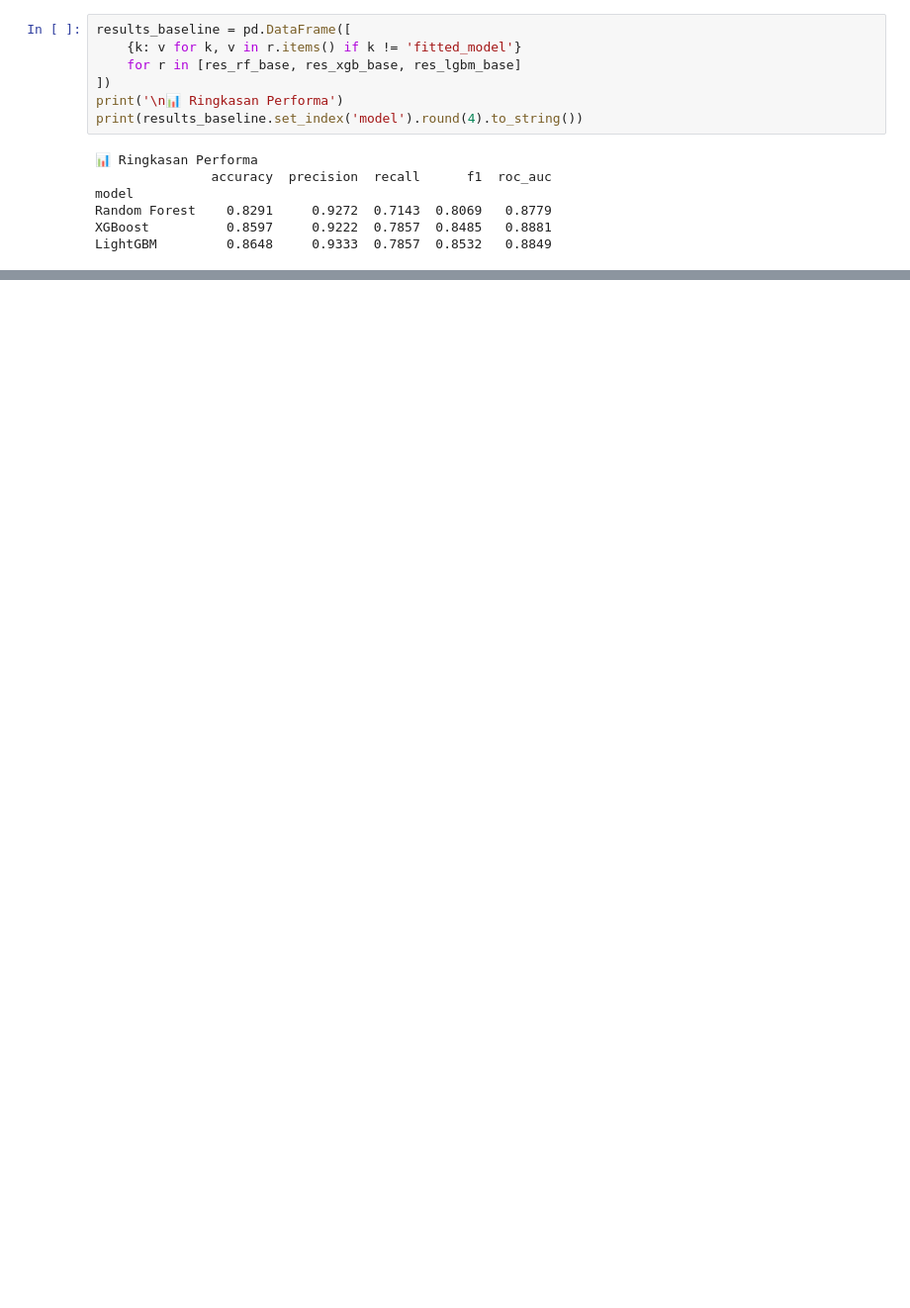
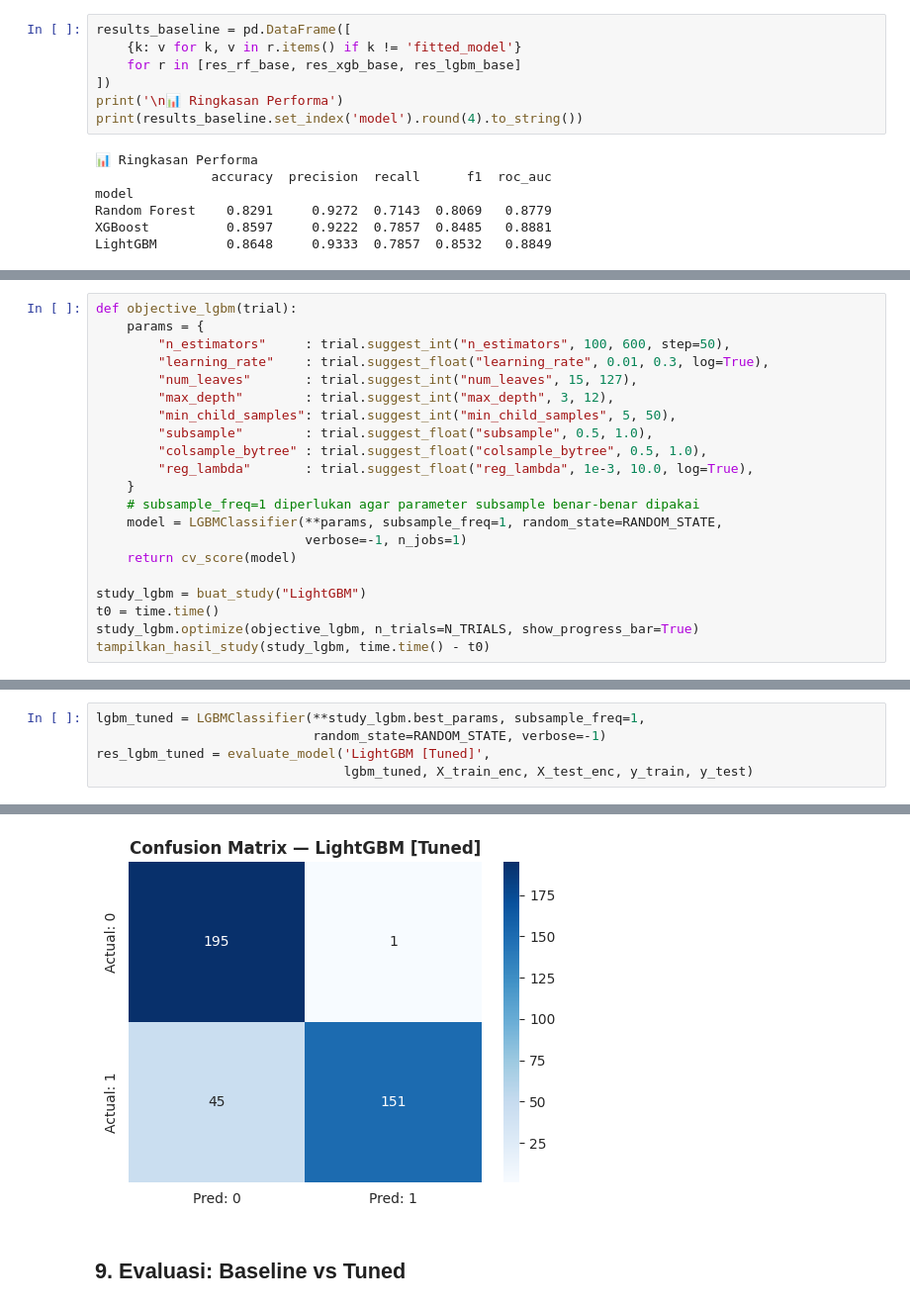
Before and after one commit to danishsuryarirta-create/Tugas_Akhir, a Jupyter notebook: Osteoporosis_TA.ipynb, the cells around one changed output, grey strips where cells are left out. Shown at 99% size. Saved outputs shown, nothing was run; the diff lists cells and outputs as text; blank space fills up the shorter version.

```diff
--- a/Osteoporosis_TA.ipynb
+++ b/Osteoporosis_TA.ipynb
@@ -616,0 +779,21 @@ LightGBM         0.8648     0.9333  0.7857  0.8532   0.8849
+# %%
+def objective_lgbm(trial):
+    params = {
+        "n_estimators"     : trial.suggest_int("n_estimators", 100, 600, step=50),
+        "learning_rate"    : trial.suggest_float("learning_rate", 0.01, 0.3, log=True),
+        "num_leaves"       : trial.suggest_int("num_leaves", 15, 127),
+        "max_depth"        : trial.suggest_int("max_depth", 3, 12),
+        "min_child_samples": trial.suggest_int("min_child_samples", 5, 50),
+        "subsample"        : trial.suggest_float("subsample", 0.5, 1.0),
+        "colsample_bytree" : trial.suggest_float("colsample_bytree", 0.5, 1.0),
+        "reg_lambda"       : trial.suggest_float("reg_lambda", 1e-3, 10.0, log=True),
+    }
+    # subsample_freq=1 diperlukan agar parameter subsample benar-benar dipakai
+    model = LGBMClassifier(**params, subsample_freq=1, random_state=RANDOM_STATE,
+                           verbose=-1, n_jobs=1)
+    return cv_score(model)
+
+study_lgbm = buat_study("LightGBM")
+t0 = time.time()
+study_lgbm.optimize(objective_lgbm, n_trials=N_TRIALS, show_progress_bar=True)
+tampilkan_hasil_study(study_lgbm, time.time() - t0)
@@ -616,0 +812,6 @@ LightGBM         0.8648     0.9333  0.7857  0.8532   0.8849
+# %%
+lgbm_tuned = LGBMClassifier(**study_lgbm.best_params, subsample_freq=1,
+                            random_state=RANDOM_STATE, verbose=-1)
+res_lgbm_tuned = evaluate_model('LightGBM [Tuned]',
+                                lgbm_tuned, X_train_enc, X_test_enc, y_train, y_test)
+# %% [output]
@@ -616,0 +836,3 @@ LightGBM         0.8648     0.9333  0.7857  0.8532   0.8849
+[figure, added]
+# %% [markdown]
+## 9. Evaluasi: Baseline vs Tuned
```
Also changed, not shown: parts of 67 cells of this notebook.
